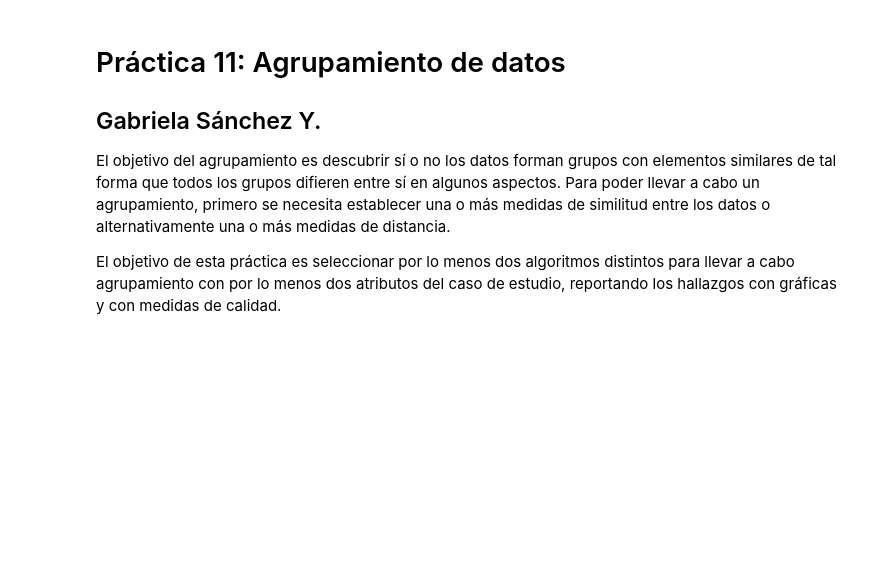
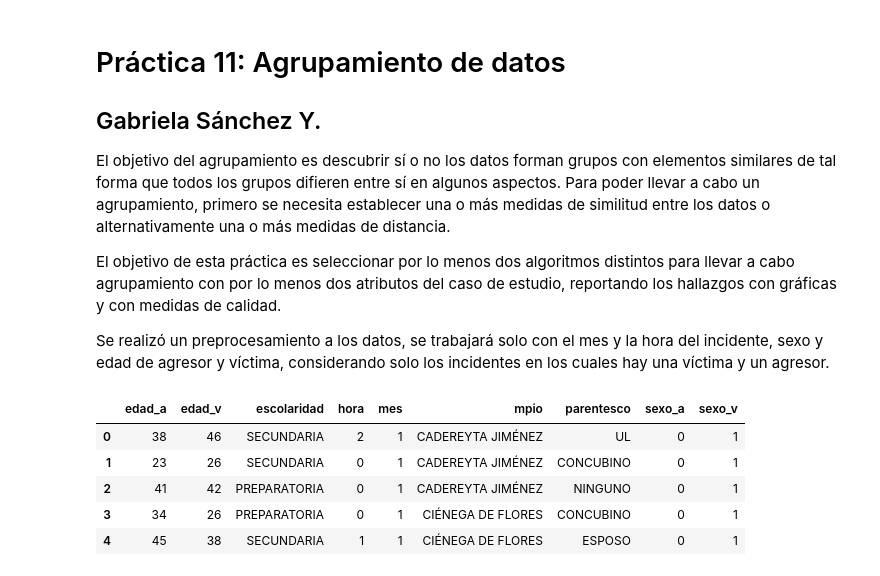
Before and after one commit to Saphira3000/Ciencia_de_Datos, a Jupyter notebook: p11.ipynb, the cells around one changed output. Saved outputs shown, nothing was run; the diff lists cells and outputs as text; code cells hidden in the pictures; blank space fills up the shorter version.

```diff
--- a/p11.ipynb
+++ b/p11.ipynb
@@ -5,3 +5,16 @@
 El objetivo del agrupamiento es descubrir sí o no los datos forman grupos con elementos similares de tal forma que todos los grupos difieren entre sí en algunos aspectos. Para poder llevar a cabo un agrupamiento, primero se necesita establecer una o más medidas de similitud entre los datos o alternativamente una o más medidas de distancia.
 
 El objetivo de esta práctica es seleccionar por lo menos dos algoritmos distintos para llevar a cabo agrupamiento con por lo menos dos atributos del caso de estudio, reportando los hallazgos con gráficas y con medidas de calidad.
+
+Se realizó un preprocesamiento a los datos, se trabajará solo con el mes y la hora del incidente, sexo y edad de agresor y víctima, considerando solo los incidentes en los cuales hay una víctima y un agresor.
+# %%
+import pandas as pd
+d = pd.read_csv("vf_p11.csv")
+d.head()
+# %% [output]
+|  | edad_a | edad_v | escolaridad | hora | mes | mpio | parentesco | sexo_a | sexo_v |
+| 0 | 38 | 46 | SECUNDARIA | 2 | 1 | CADEREYTA JIMÉNEZ | UL | 0 | 1 |
+| 1 | 23 | 26 | SECUNDARIA | 0 | 1 | CADEREYTA JIMÉNEZ | CONCUBINO | 0 | 1 |
+| 2 | 41 | 42 | PREPARATORIA | 0 | 1 | CADEREYTA JIMÉNEZ | NINGUNO | 0 | 1 |
+| 3 | 34 | 26 | PREPARATORIA | 0 | 1 | CIÉNEGA DE FLORES | CONCUBINO | 0 | 1 |
+| 4 | 45 | 38 | SECUNDARIA | 1 | 1 | CIÉNEGA DE FLORES | ESPOSO | 0 | 1 |
```
Also changed, not shown: parts of 8 cells of this notebook, 1 other file.
